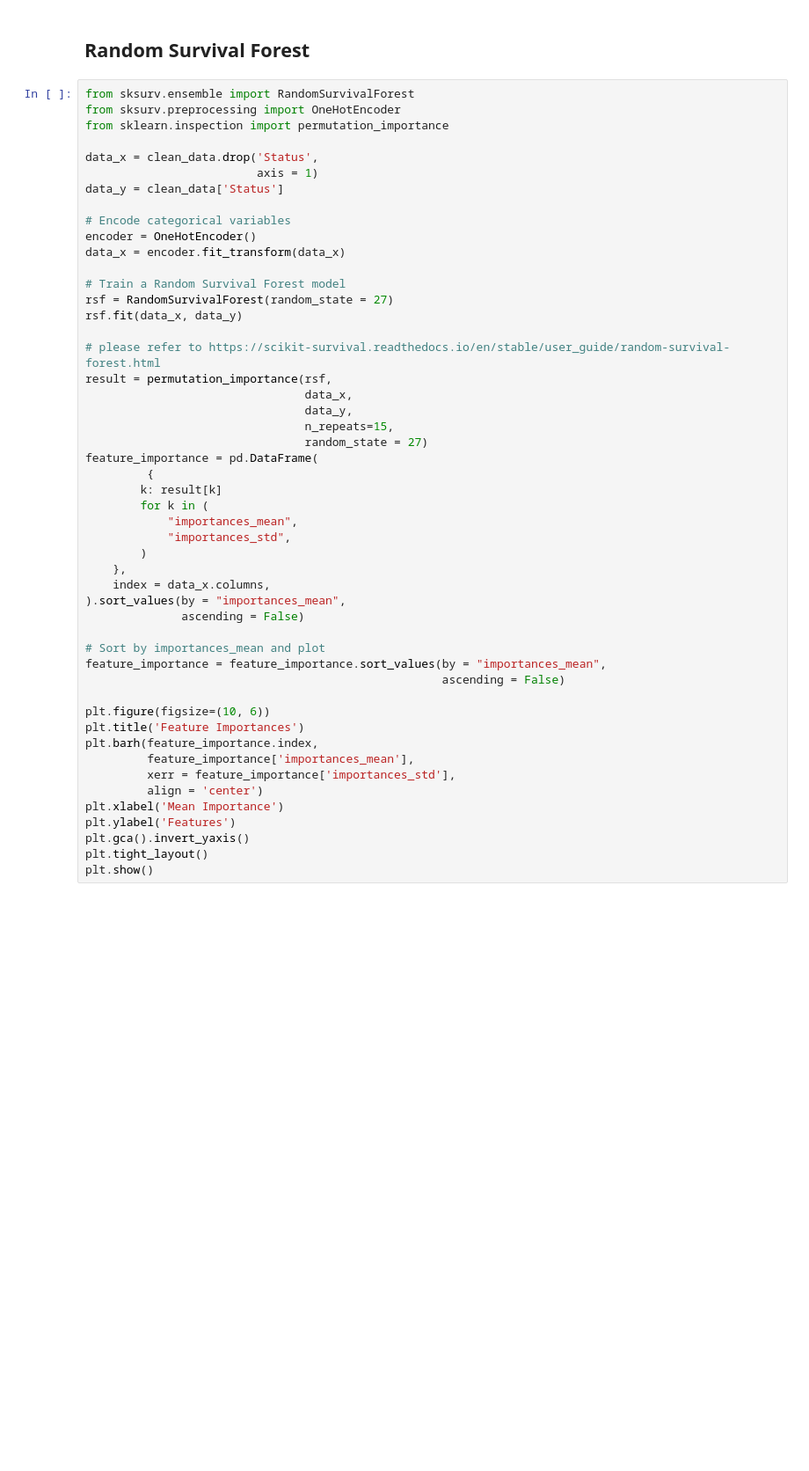
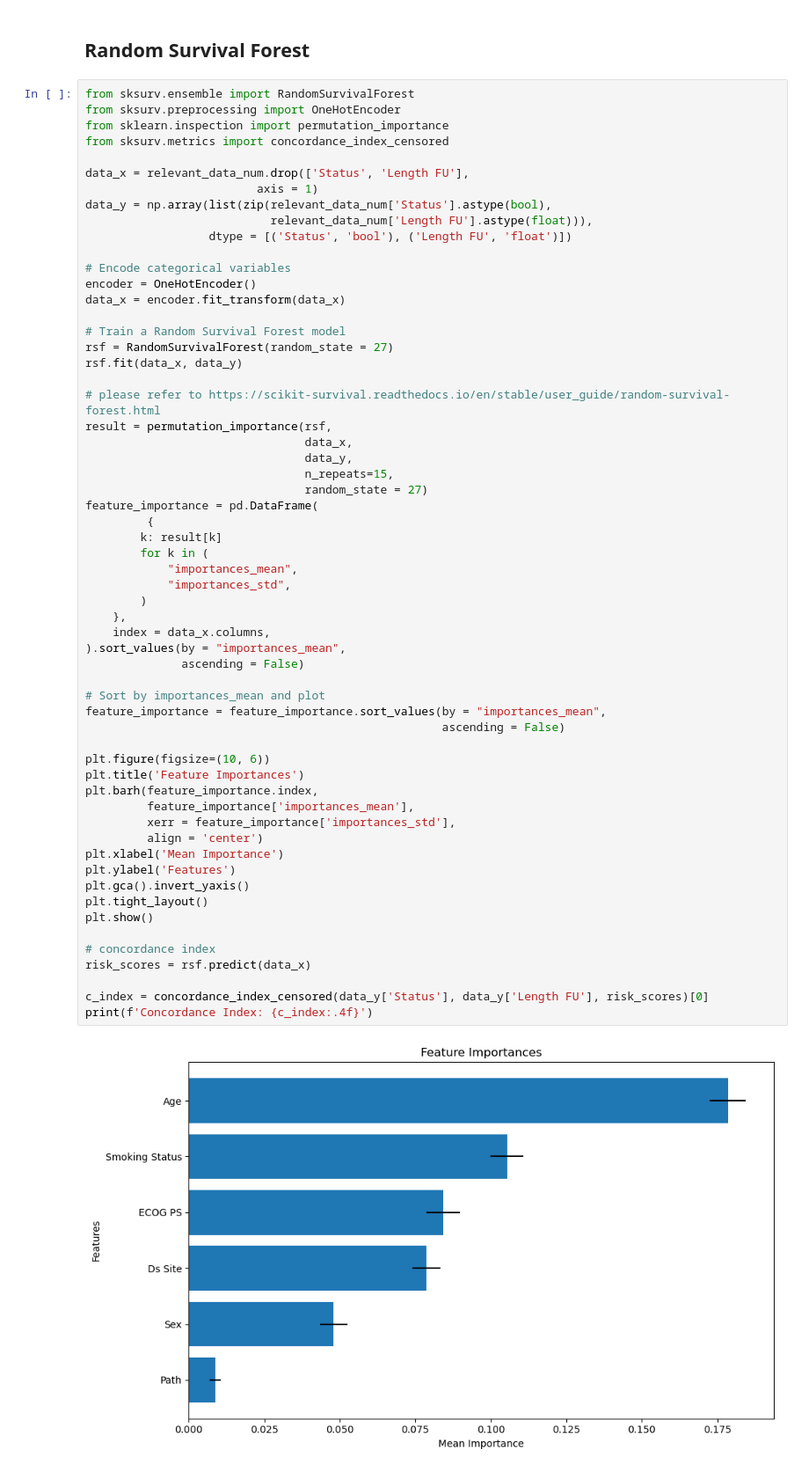
Before and after one commit to elhajn/BINF5507-Materials, a Jupyter notebook: Assignment4/Scripts/main.ipynb, the cells around one changed output. Shown at 88% size. Cells and saved outputs as stored; diff of their text form; blank space fills up the shorter version.

```diff
--- a/Assignment4/Scripts/main.ipynb
+++ b/Assignment4/Scripts/main.ipynb
@@ -76,10 +249,13 @@ cph.check_assumptions(relevant_data,
 from sksurv.ensemble import RandomSurvivalForest
 from sksurv.preprocessing import OneHotEncoder
 from sklearn.inspection import permutation_importance
+from sksurv.metrics import concordance_index_censored
 
-data_x = clean_data.drop('Status',
+data_x = relevant_data_num.drop(['Status', 'Length FU'],
                          axis = 1)
-data_y = clean_data['Status']
+data_y = np.array(list(zip(relevant_data_num['Status'].astype(bool),
+                           relevant_data_num['Length FU'].astype(float))),
+                  dtype = [('Status', 'bool'), ('Length FU', 'float')])
 
 # Encode categorical variables
 encoder = OneHotEncoder()
@@ -95,30 +271,38 @@ result = permutation_importance(rsf,
                                 data_y,
                                 n_repeats=15,
                                 random_state = 27)
 feature_importance = pd.DataFrame(
          {
         k: result[k]
         for k in (
             "importances_mean",
             "importances_std",
         )
     },
     index = data_x.columns,
 ).sort_values(by = "importances_mean",
               ascending = False)
 
 # Sort by importances_mean and plot
 feature_importance = feature_importance.sort_values(by = "importances_mean",
                                                     ascending = False)
 
 plt.figure(figsize=(10, 6))
 plt.title('Feature Importances')
 plt.barh(feature_importance.index,
          feature_importance['importances_mean'],
          xerr = feature_importance['importances_std'],
          align = 'center')
 plt.xlabel('Mean Importance')
 plt.ylabel('Features')
 plt.gca().invert_yaxis()
 plt.tight_layout()
 plt.show()
+
+# concordance index
+risk_scores = rsf.predict(data_x)
+
+c_index = concordance_index_censored(data_y['Status'], data_y['Length FU'], risk_scores)[0]
+print(f'Concordance Index: {c_index:.4f}')
+# %% [output]
+[figure, added]
```
Also changed, not shown: parts of 3 cells of this notebook.
